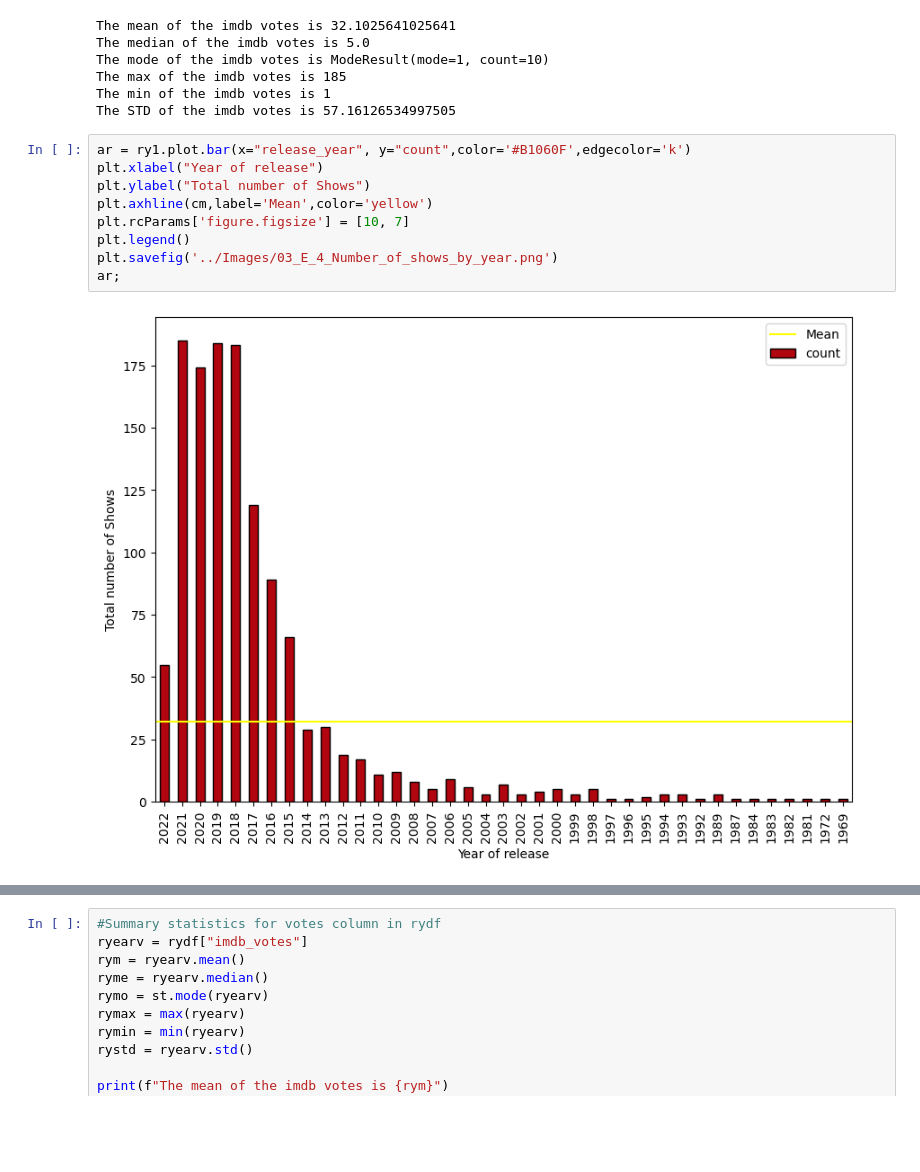
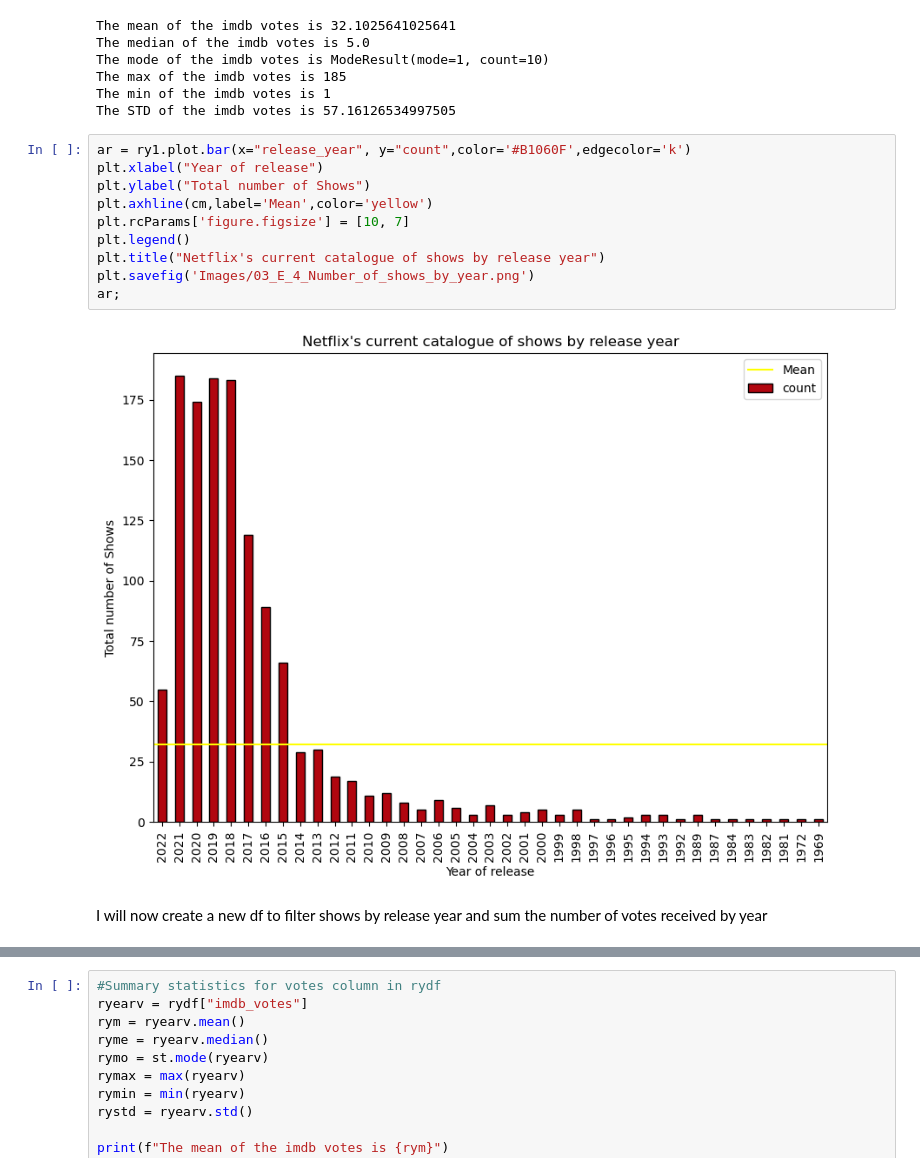
Before and after one commit to NidaB-C/NetflixEDA, a Jupyter notebook: 03_imdb_scores_votes_genres.ipynb, the cells around one changed output, grey strips where cells are left out. Saved outputs shown, nothing was run; the diff lists cells and outputs as text; blank space fills up the shorter version.

```diff
--- a/03_imdb_scores_votes_genres.ipynb
+++ b/03_imdb_scores_votes_genres.ipynb
@@ -285,12 +286,15 @@ The STD of the imdb votes is 57.16126534997505
 # %%
 ar = ry1.plot.bar(x="release_year", y="count",color='#B1060F',edgecolor='k')
 plt.xlabel("Year of release")
 plt.ylabel("Total number of Shows")
 plt.axhline(cm,label='Mean',color='yellow')
 plt.rcParams['figure.figsize'] = [10, 7]
 plt.legend()
-plt.savefig('../Images/03_E_4_Number_of_shows_by_year.png')
+plt.title("Netflix's current catalogue of shows by release year")
+plt.savefig('Images/03_E_4_Number_of_shows_by_year.png')
 ar;
 # %% [output]
-[figure, old version]
+[figure, new version]
+# %% [markdown]
+I will now create a new df to filter shows by release year and sum the number of votes received by year
 # %%
```
Also changed, not shown: parts of 8 cells of this notebook, 5 other files.
